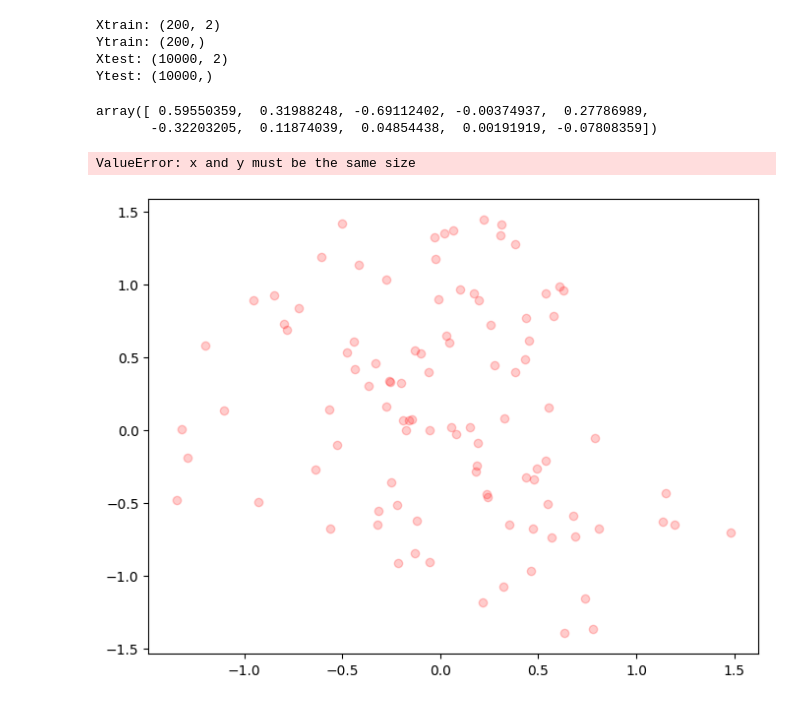
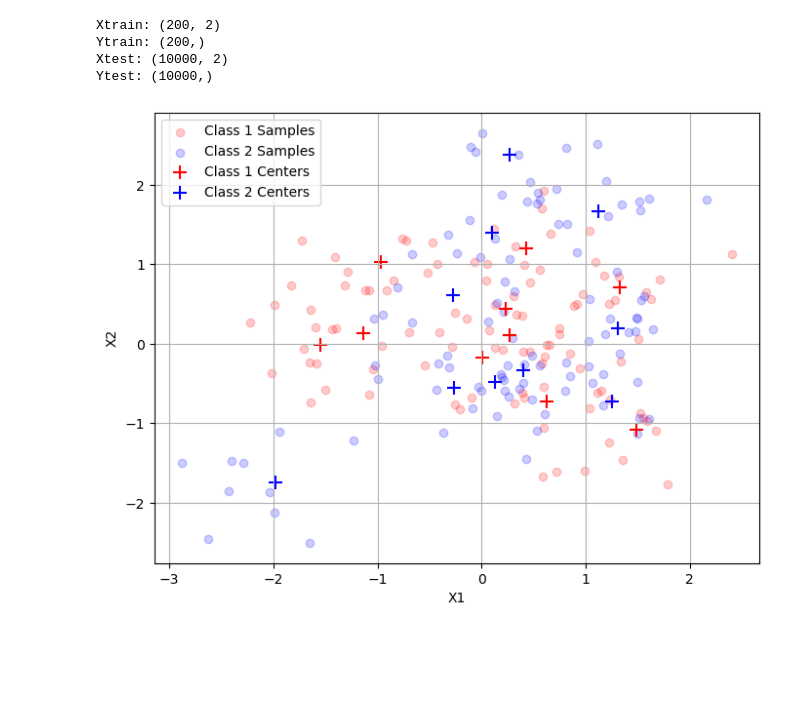
Before and after one commit to oliviagd/psl, a Jupyter notebook: coding_1/generate_data.ipynb, the cells around one changed output. Saved outputs shown, nothing was run; the diff lists cells and outputs as text; code cells hidden in the pictures; blank space fills up the shorter version.

Commit message:
Using multivariate normal

```diff
--- a/coding_1/generate_data.ipynb
+++ b/coding_1/generate_data.ipynb
@@ -40,22 +17,34 @@ print(centers)
+# %%
+# Part 1.1
+
+np.random.seed(10)
+
+n_centers = 20
+n_classes = 2 # 0 or 1
+n_centers_per_class = n_centers // n_classes
+variance = 1/5
+
+centers = np.random.multivariate_normal([0, 0], np.eye(2), size=n_centers)
+
+# We could do np.random.shuffle(centers) but centers are already generated randomly, so this is a random split into 2 classes
+centers = np.split(centers, n_classes)
 # %%
-def generate_data_points(centers, n_samples, std_dev):
+def generate_data_points(centers, n_samples, variance):
+    n_samples_per_center = n_samples // len(centers)
     data = []
     for center in centers:
-        x_samples = np.random.normal(center[0], std_dev, n_samples)
-        y_samples = np.random.normal(center[1], std_dev, n_samples)
-        samples = np.column_stack((x_samples, y_samples))
+        samples = np.random.multivariate_normal(center, variance * np.eye(2), size=n_samples_per_center)
         data.append(samples)
     return np.vstack(data)
 
 def generate_data_matrices(centers, sample_size):
-    n_classes = centers.shape[0]
-    n_centers_per_class = centers.shape[1]
-    n_samples_per_center = (sample_size // n_classes) // n_centers_per_class
+    n_classes = len(centers)
+    n_samples_per_class = sample_size // n_classes
 
     Xtrain = []
     Ytrain = []
     for target, class_centers in enumerate(centers):
-        X = generate_data_points(class_centers, n_samples_per_center, std_dev)
+        X = generate_data_points(class_centers, n_samples_per_class, variance)
         Y = [target] * X.shape[0]
         Xtrain.append(X)
         Ytrain.append(Y)
@@ -76,31 +65,21 @@ Xtrain: (200, 2)
 Ytrain: (200,)
 Xtest: (10000, 2)
 Ytest: (10000,)
-# %%
-Xtrain[:100, :]
-Xtrain.shape[0] // n_classes
-centers[0,:,0]
-# %% [output]
-array([ 0.59550359,  0.31988248, -0.69112402, -0.00374937,  0.27786989,
-       -0.32203205,  0.11874039,  0.04854438,  0.00191919, -0.07808359])
 # %%
 plt.figure(figsize=(8, 6))
 
-n_samples_per_class = Xtrain.shape[0] // n_classes
-
-plt.scatter(Xtrain[:n_samples_per_class, 0], Xtrain[:n_samples_per_class, 1], color='red', alpha=0.2, label='Class 1 Samples')
-plt.scatter(Xtrain[n_samples_per_class:, 0], class_2_data[n_samples_per_class:, 1], color='blue', alpha=0.2, label='Class 2 Samples')
+plt.scatter(Xtrain[Ytrain == 0, 0], Xtrain[Ytrain == 0, 1], color='red', alpha=0.2, label='Class 1 Samples')
+plt.scatter(Xtrain[Ytrain == 1, 0], Xtrain[Ytrain == 1, 1], color='blue', alpha=0.2, label='Class 2 Samples')
 
 # Plot the centers with a '+' marker
-plt.scatter(centers[0,:,0], centers[0,:,1], color='red', marker='+', s=200, label='Class 1 Centers')
-plt.scatter(centers[1,:,0], centers[1,:,1], color='blue', marker='+', s=200, label='Class 2 Centers')
+plt.scatter(centers[0][:,0], centers[0][:,1], color='red', marker='+', s=100, label='Class 1 Centers')
+plt.scatter(centers[1][:,0], centers[1][:,1], color='blue', marker='+', s=100, label='Class 2 Centers')
 
 # Add legend and labels
 plt.legend()
 plt.xlabel('X1')
 plt.ylabel('X2')
 plt.grid(True)
 plt.show()
 # %% [output]
-ValueError: x and y must be the same size
-[figure, old version]
+[figure, new version]
```
Also changed, not shown: parts of 2 cells of this notebook.
